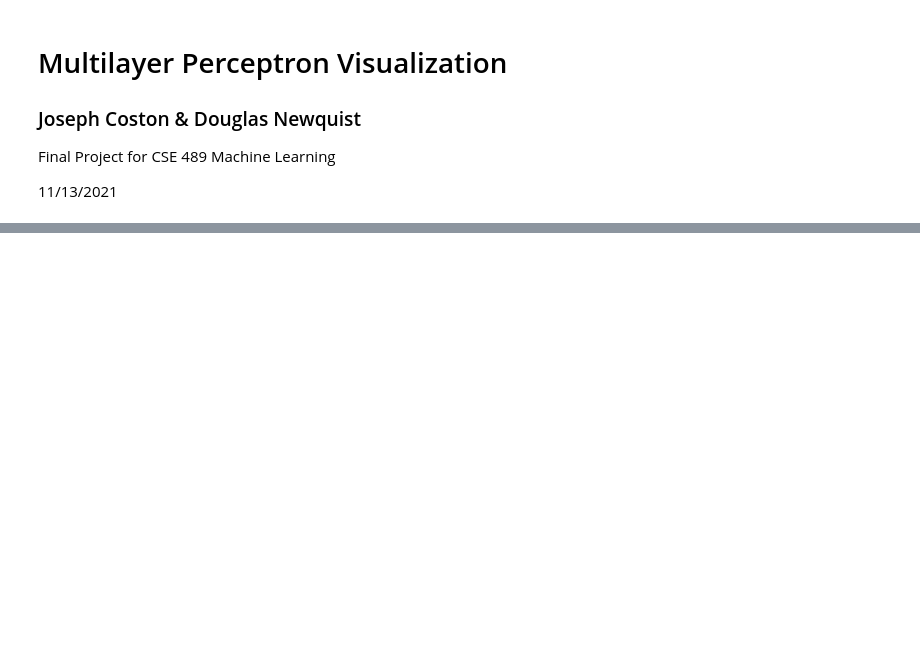
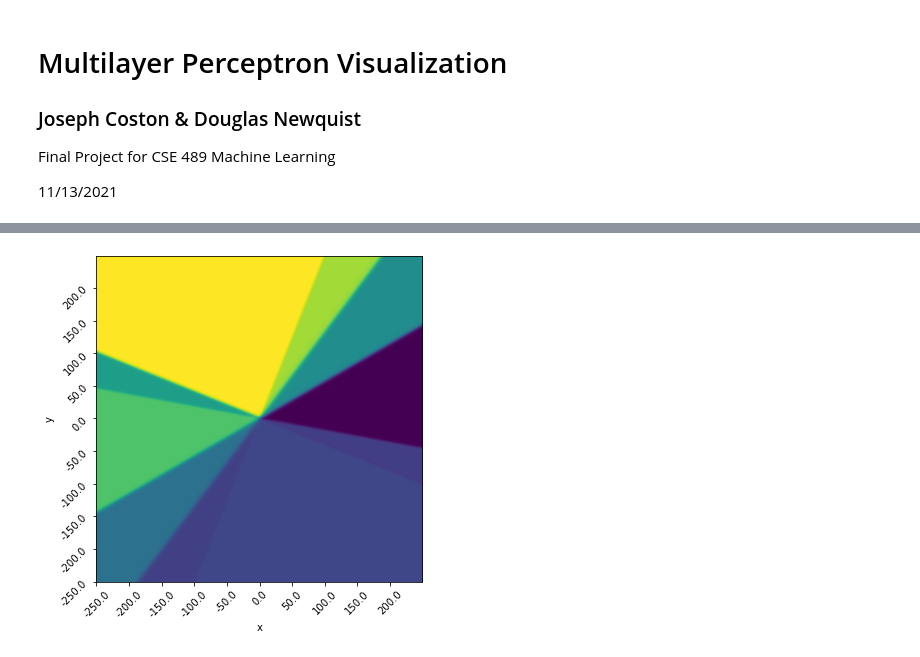
Before and after one commit to joseph-coston/Multilayer-Perceptron, a Jupyter notebook: MLP.ipynb, the cells around one changed output, grey strips where cells are left out. Cells and saved outputs as stored; diff of their text form; code cells hidden in the pictures; blank space fills up the shorter version.

```diff
--- a/MLP.ipynb
+++ b/MLP.ipynb
@@ -247,0 +336,6 @@ visualize(Mmountain, 400, 0.04, offset=(-2,1))
+# %%
+# generate and visualize a random neural network
+random = mlp.NeuralNetwork(layers=[2,5,5,1])
+visualize(random, 500, 1)
+# %% [output]
+[figure, added]
```
Also changed, not shown: parts of 20 cells of this notebook.
